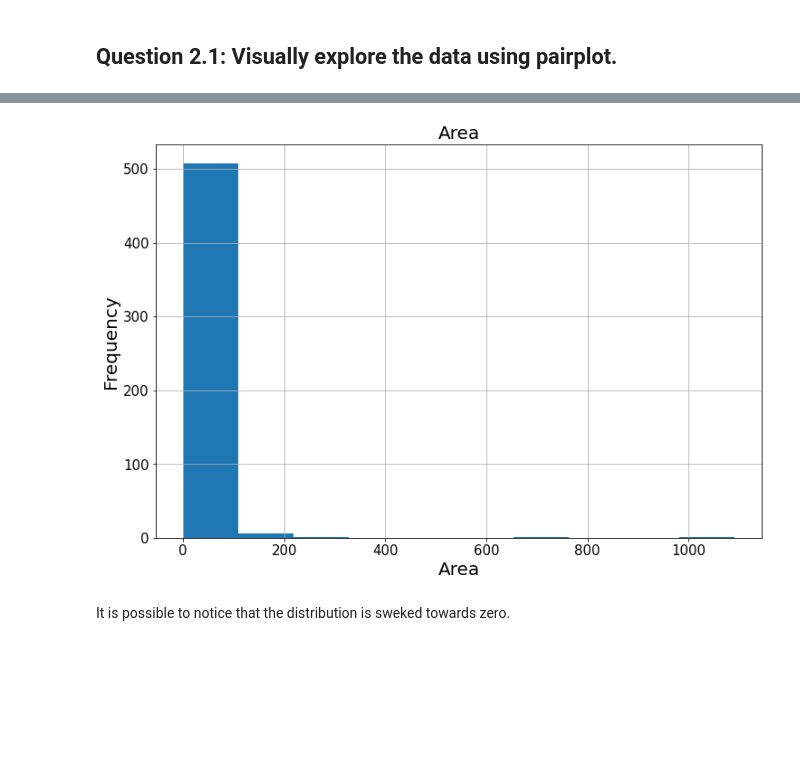
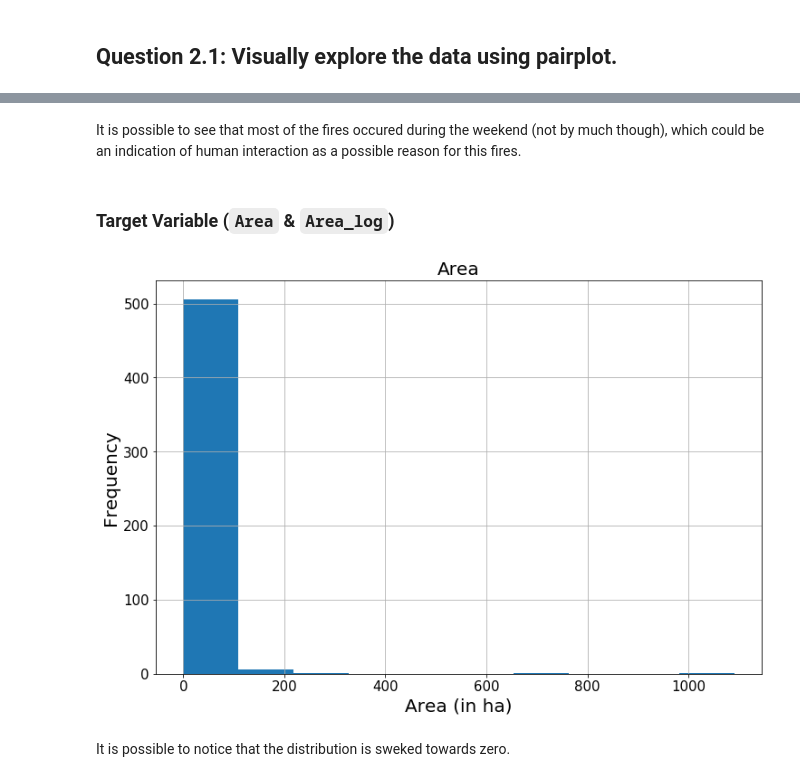
Before and after one commit to rodolfolermacontreras/ML_1_Assignment_2, a Jupyter notebook: MLEARN510-Lesson02-Rodolfo_Lerma.ipynb, the cells around one changed output, grey strips where cells are left out. Saved outputs shown, nothing was run; the diff lists cells and outputs as text; code cells hidden in the pictures; blank space fills up the shorter version.

```diff
--- a/MLEARN510-Lesson02-Rodolfo_Lerma.ipynb
+++ b/MLEARN510-Lesson02-Rodolfo_Lerma.ipynb
@@ -124,15 +149,19 @@ plt.show()
+# %% [markdown]
+It is possible to see that most of the fires occured during the weekend (not by much though), which could be an indication of human interaction as a possible reason for this fires.
+# %% [markdown]
+### Target Variable (`Area` & `Area_log`)
 # %%
 #Area Histogram
 forestfires['area'].hist(figsize = (12,8))
-plt.xlabel('Area', fontsize = 20)
+plt.xlabel('Area (in ha)', fontsize = 20)
 plt.ylabel('Frequency',fontsize = 20)
 plt.title('Area', fontsize = 20)
 plt.tick_params(axis="x", labelsize=15)
 plt.tick_params(axis="y", labelsize=15)
 plt.grid(True)
 plt.show()
 # %% [output]
-[figure, old version]
+[figure, new version]
 # %% [markdown]
 It is possible to notice that the distribution is sweked towards zero.
 # %%
```
Also changed, not shown: parts of 16 cells of this notebook.
